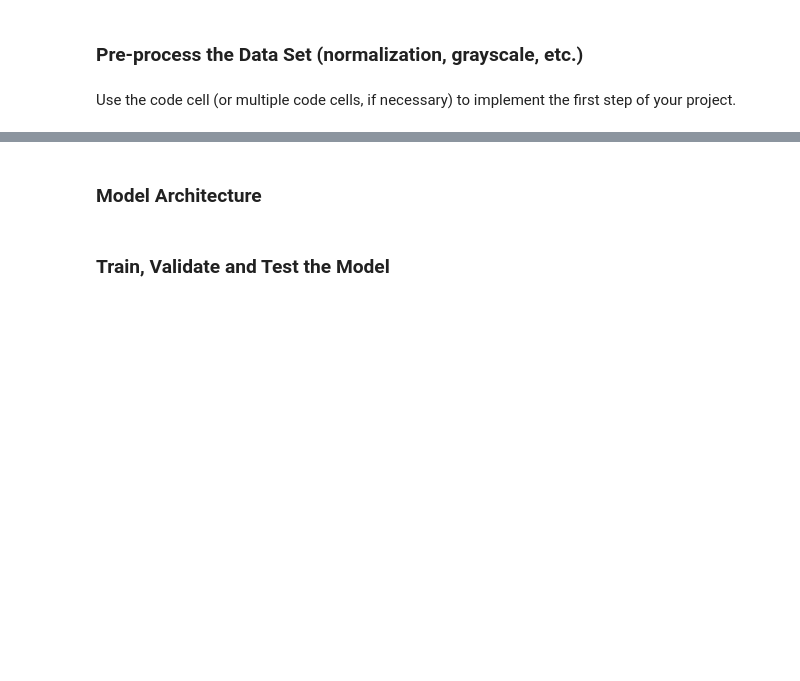
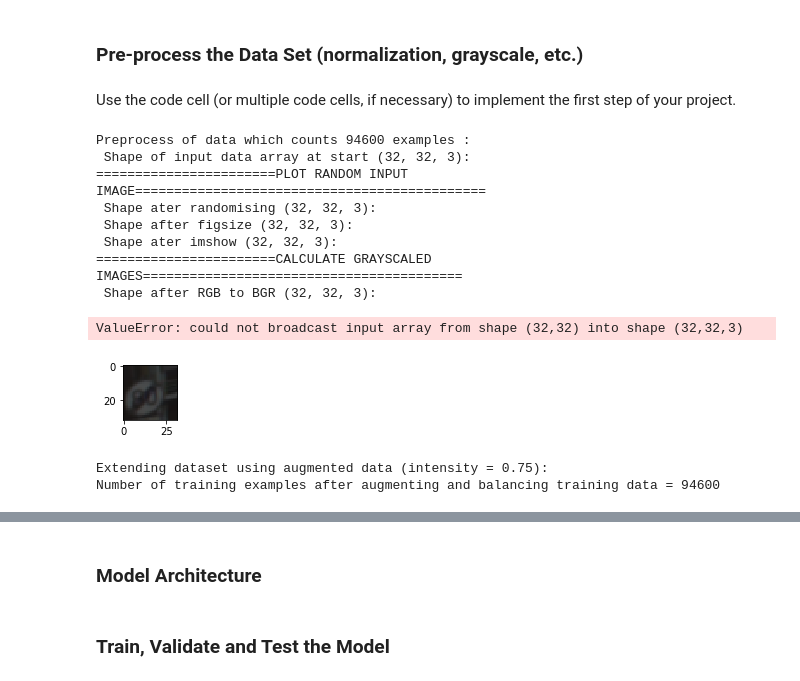
Before and after one commit to DominicusBenacus/CarND-Traffic-Sign-Classifier-Project, a Jupyter notebook: Traffic_Sign_Classifier.ipynb, the cells around one changed output, grey strips where cells are left out. Saved outputs shown, nothing was run; the diff lists cells and outputs as text; code cells hidden in the pictures; blank space fills up the shorter version.

```diff
--- a/Traffic_Sign_Classifier.ipynb
+++ b/Traffic_Sign_Classifier.ipynb
@@ -345,2 +354,15 @@ def pre_precess_gray_normalize(X, y=None):
 
     return X, y
+# %%
+X_train, y_train = pre_precess_gray_normalize(X_train_balanced, y_train_balanced)
+# %% [output]
+Preprocess of data which counts 94600 examples :
+ Shape of input data array at start (32, 32, 3):
+=======================PLOT RANDOM INPUT IMAGE=============================================
+ Shape ater randomising (32, 32, 3):
+ Shape after figsize (32, 32, 3):
+ Shape ater imshow (32, 32, 3):
+=======================CALCULATE GRAYSCALED IMAGES=========================================
+ Shape after RGB to BGR (32, 32, 3):
+ValueError: could not broadcast input array from shape (32,32) into shape (32,32,3)
+[figure, added]
@@ -538,3 +572,9 @@ def extend_balancing_classes(X, y, aug_intensity = 0.5, counts = None):
         y_extended = np.append(y_extended, np.full((added), c, dtype = int))
 
     return ((X_extended * 255.).astype(np.uint8), y_extended)
+# %%
+X_train_balanced, y_train_balanced = extend_balancing_classes(X_train, y_train, aug_intensity = 0.75, counts = np.full(43, 2200, dtype = int))
+print("Number of training examples after augmenting and balancing training data =", X_train_balanced.shape[0])
+# %% [output]
+Extending dataset using augmented data (intensity = 0.75):
+Number of training examples after augmenting and balancing training data = 94600
```
Also changed, not shown: parts of 17 cells of this notebook, 3 other files.
